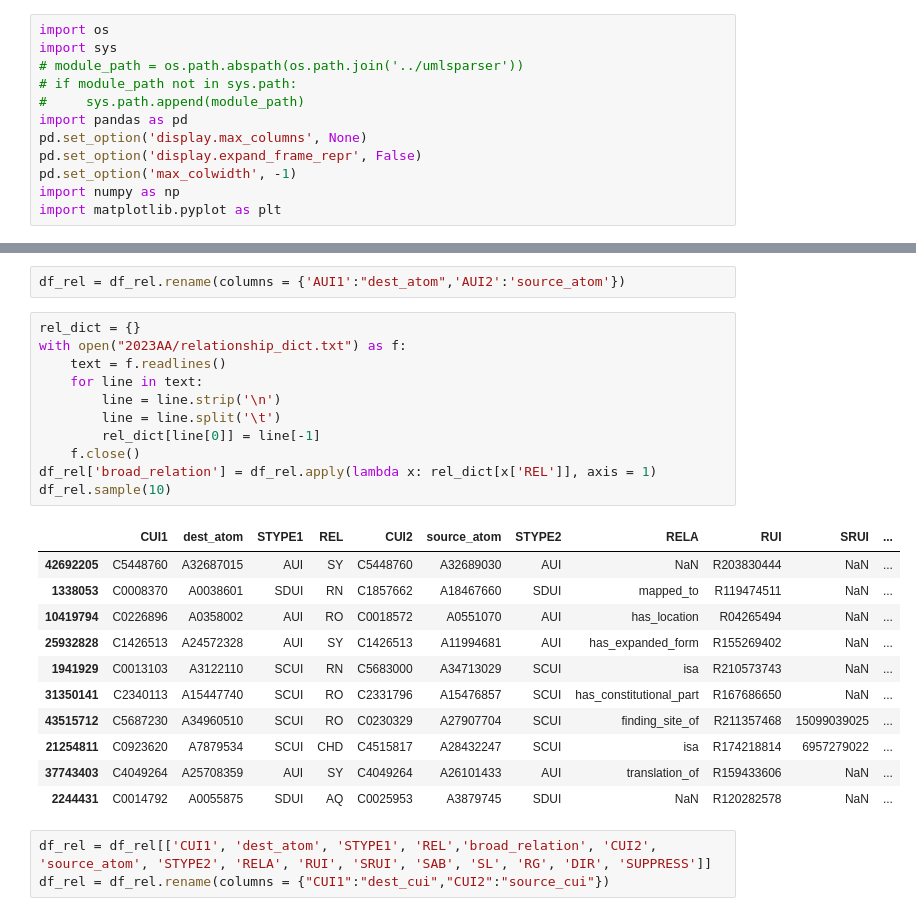
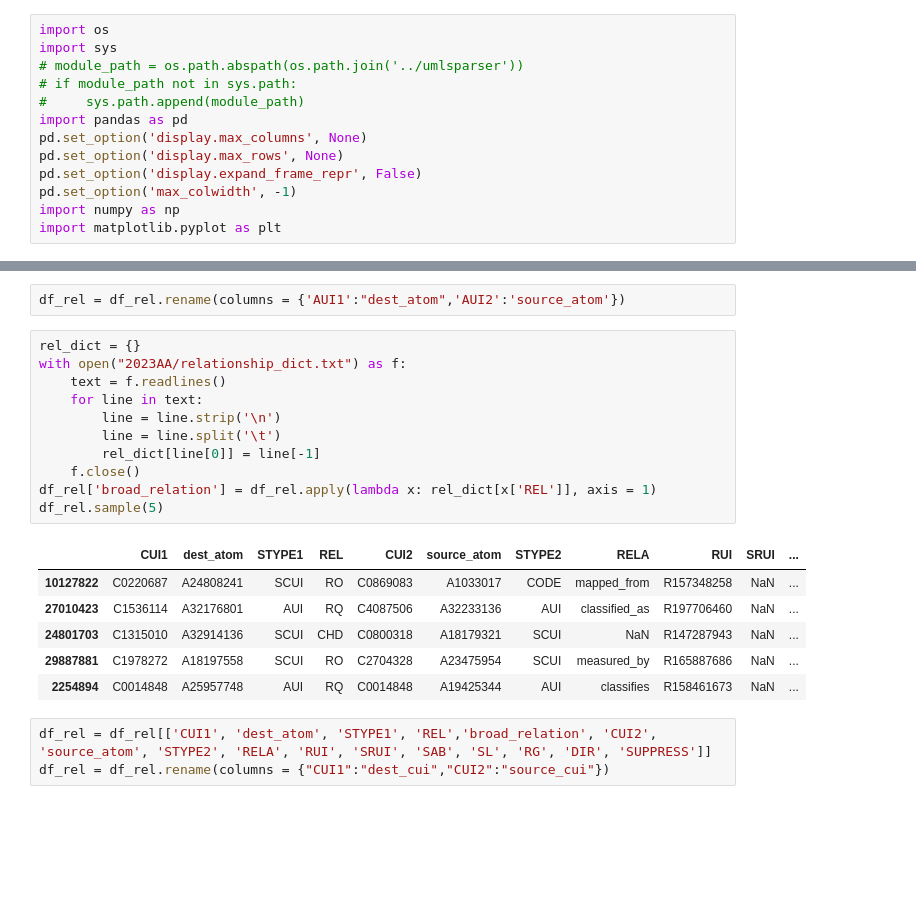
Before and after one commit to ignatius-ting/ITING_thesis23, a Jupyter notebook: exploration.ipynb, the cells around one changed output, grey strips where cells are left out. Cells and saved outputs as stored; diff of their text form; blank space fills up the shorter version.

```diff
--- a/exploration.ipynb
+++ b/exploration.ipynb
@@ -6,6 +6,7 @@ import sys
 #     sys.path.append(module_path)
 import pandas as pd
 pd.set_option('display.max_columns', None)
+pd.set_option('display.max_rows', None)
 pd.set_option('display.expand_frame_repr', False)
 pd.set_option('max_colwidth', -1)
 import numpy as np
@@ -774,26 +811,21 @@ df_rel = df_rel.rename(columns = {'AUI1':"dest_atom",'AUI2':'source_atom'})
 # %%
 rel_dict = {}
 with open("2023AA/relationship_dict.txt") as f:
     text = f.readlines()
     for line in text:
         line = line.strip('\n')
         line = line.split('\t')
         rel_dict[line[0]] = line[-1]
     f.close()
 df_rel['broad_relation'] = df_rel.apply(lambda x: rel_dict[x['REL']], axis = 1)
-df_rel.sample(10)
+df_rel.sample(5)
 # %% [output]
 |  | CUI1 | dest_atom | STYPE1 | REL | CUI2 | source_atom | STYPE2 | RELA | RUI | SRUI | ... |
-| 42692205 | C5448760 | A32687015 | AUI | SY | C5448760 | A32689030 | AUI | NaN | R203830444 | NaN | ... |
-| 1338053 | C0008370 | A0038601 | SDUI | RN | C1857662 | A18467660 | SDUI | mapped_to | R119474511 | NaN | ... |
-| 10419794 | C0226896 | A0358002 | AUI | RO | C0018572 | A0551070 | AUI | has_location | R04265494 | NaN | ... |
-| 25932828 | C1426513 | A24572328 | AUI | SY | C1426513 | A11994681 | AUI | has_expanded_form | R155269402 | NaN | ... |
-| 1941929 | C0013103 | A3122110 | SCUI | RN | C5683000 | A34713029 | SCUI | isa | R210573743 | NaN | ... |
-| 31350141 | C2340113 | A15447740 | SCUI | RO | C2331796 | A15476857 | SCUI | has_constitutional_part | R167686650 | NaN | ... |
-| 43515712 | C5687230 | A34960510 | SCUI | RO | C0230329 | A27907704 | SCUI | finding_site_of | R211357468 | 15099039025 | ... |
-| 21254811 | C0923620 | A7879534 | SCUI | CHD | C4515817 | A28432247 | SCUI | isa | R174218814 | 6957279022 | ... |
-| 37743403 | C4049264 | A25708359 | AUI | SY | C4049264 | A26101433 | AUI | translation_of | R159433606 | NaN | ... |
-| 2244431 | C0014792 | A0055875 | SDUI | AQ | C0025953 | A3879745 | SDUI | NaN | R120282578 | NaN | ... |
+| 10127822 | C0220687 | A24808241 | SCUI | RO | C0869083 | A1033017 | CODE | mapped_from | R157348258 | NaN | ... |
+| 27010423 | C1536114 | A32176801 | AUI | RQ | C4087506 | A32233136 | AUI | classified_as | R197706460 | NaN | ... |
+| 24801703 | C1315010 | A32914136 | SCUI | CHD | C0800318 | A18179321 | SCUI | NaN | R147287943 | NaN | ... |
+| 29887881 | C1978272 | A18197558 | SCUI | RO | C2704328 | A23475954 | SCUI | measured_by | R165887686 | NaN | ... |
+| 2254894 | C0014848 | A25957748 | AUI | RQ | C0014848 | A19425344 | AUI | classifies | R158461673 | NaN | ... |
 # %%
 df_rel = df_rel[['CUI1', 'dest_atom', 'STYPE1', 'REL','broad_relation', 'CUI2', 'source_atom', 'STYPE2', 'RELA', 'RUI', 'SRUI', 'SAB', 'SL', 'RG', 'DIR', 'SUPPRESS']]
 df_rel = df_rel.rename(columns = {"CUI1":"dest_cui","CUI2":"source_cui"})
```
Also changed, not shown: parts of 101 cells of this notebook.
